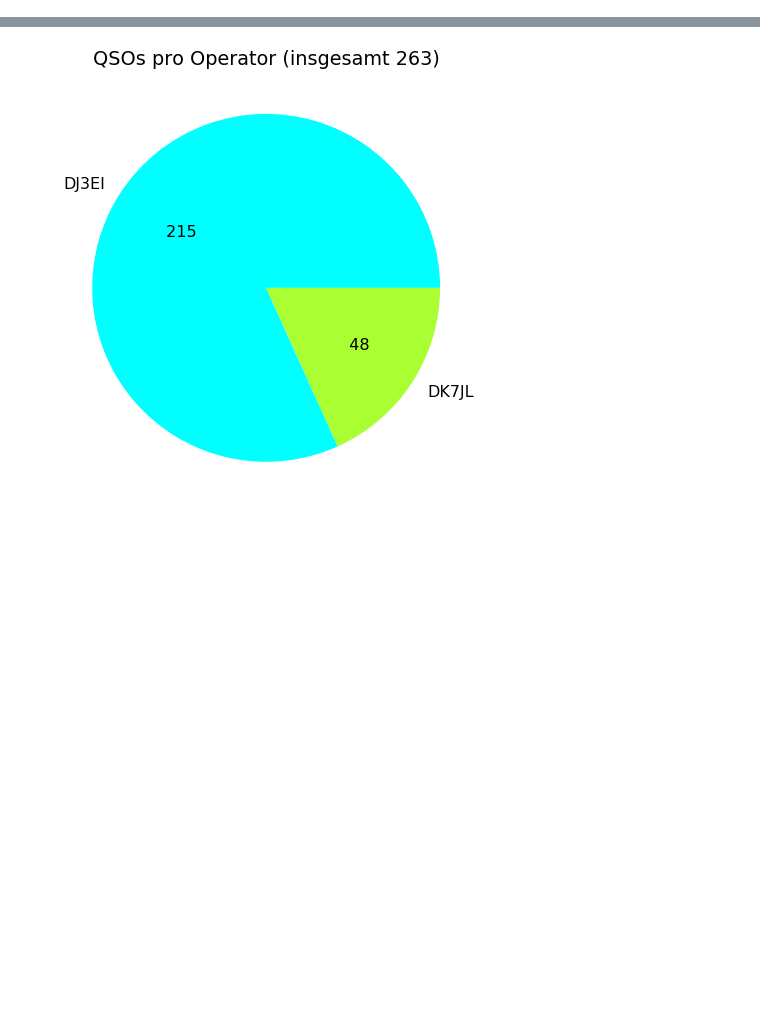
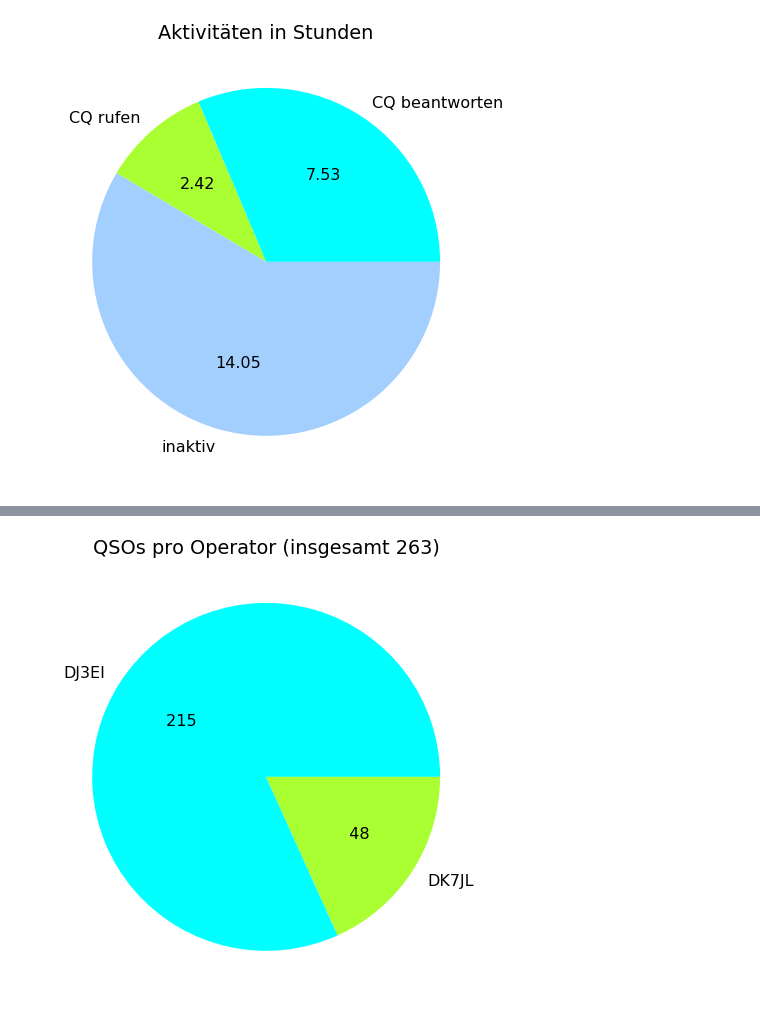
Before and after one commit to aknrdureegaesr/iaru-reg1-fd-dl0abt-2019, a Jupyter notebook: 2019-ssb-fd.ipynb, the cells around one changed output, grey strips where cells are left out. Cells and saved outputs as stored; diff of their text form; code cells hidden in the pictures; blank space fills up the shorter version.

Commit message:
Further various polishings and improvements.
This check-in comment could have been better, I know.

```diff
--- a/2019-ssb-fd.ipynb
+++ b/2019-ssb-fd.ipynb
@@ -113,0 +140,66 @@ with open("DL0ABT-ssb-fd-2019-09.adif.adi") as adif_file:
+# %%
+# Heuristics:
+# If frequency does not change between one QSO and the next,
+# we have been calling CQ for both.
+
+# Thanks to CAT, we do have precise freq data in our log.
+
+# Helper: Translate boolean to a string that says who has been calling CQ:
+def b2who(b):
+    return 'DL0ABT' if b else 'QSO-Partner'
+
+l = len(qsos)
+
+qsos[0]['cq'] = b2who(qsos[0]['freq'] == qsos[1]['freq'])
+qsos[l-1]['cq'] = b2who(qsos[l-1]['freq'] == qsos[l-2]['freq'])
+
+for i in range(1, l-1):
+    freq = qsos[i]['freq']
+    qsos[i]['cq'] = b2who((qsos[i-1]['freq'] == freq) or (qsos[i+1]['freq'] == freq))
+
+# Generate a Python timestamp from a QSO's qso_date and time_on.
+def timeon(qso):
+    date = qso['qso_date']
+    y = int(date[0:4])
+    mo = int(date[4:6])
+    d = int(date[6:8])
+    time = qso['time_on']
+    h = int(time[0:2])
+    mi = int(time[2:4])
+    s = int(time[4:6])
+    return datetime(y, mo, d, h, mi, s, tzinfo = timezone.utc)
+
+# Values to be adjusted later:
+activity2duration = {'CQ rufen': 0.0, 'CQ beantworten': 0.0, 'inaktiv': 0.0}
+
+# Heuristic: No QSO for 20 minutes means we took a break.
+seconds_break_threshold = 20 * 60
+
+conteststart = datetime(2019, 9, 7, 13, 0, 0, tzinfo = timezone.utc)
+previous_time = conteststart
+for i in range(1, l):
+    qso = qsos[i]
+    time_of_qso = timeon(qso)
+    seconds_since_previous = (time_of_qso - previous_time).total_seconds()
+    if seconds_break_threshold <= seconds_since_previous:
+        activity2duration['inaktiv'] = activity2duration['inaktiv'] + seconds_since_previous
+    elif qso['cq'] == 'DL0ABT':
+        activity2duration['CQ rufen'] = activity2duration['CQ rufen'] + seconds_since_previous
+    else:
+        activity2duration['CQ beantworten'] = activity2duration['CQ beantworten'] + seconds_since_previous
+    previous_time = time_of_qso
+
+def plotit():
+    sels = sorted(activity2duration.keys())
+    nums = [activity2duration[sel] for sel in sels]
+    fig, ax = plt.subplots(figsize = [8,8])
+
+    ax.pie(nums, labels = sels, autopct = lambda x: "{:4.2f}".format(x * 24.0 / 100),
+           colors = ['xkcd:cyan', 'xkcd:lime', 'xkcd:baby blue',
+                     'xkcd:light pink', 'xkcd:yellow', 'xkcd:light orange' ])
+    ax.set_title("Aktivitäten in Stunden")
+    plt.show(block = True)
+
+plotit()
+# %% [output]
+[figure, added]
```
Also changed, not shown: parts of 23 cells of this notebook, 2 other files.
